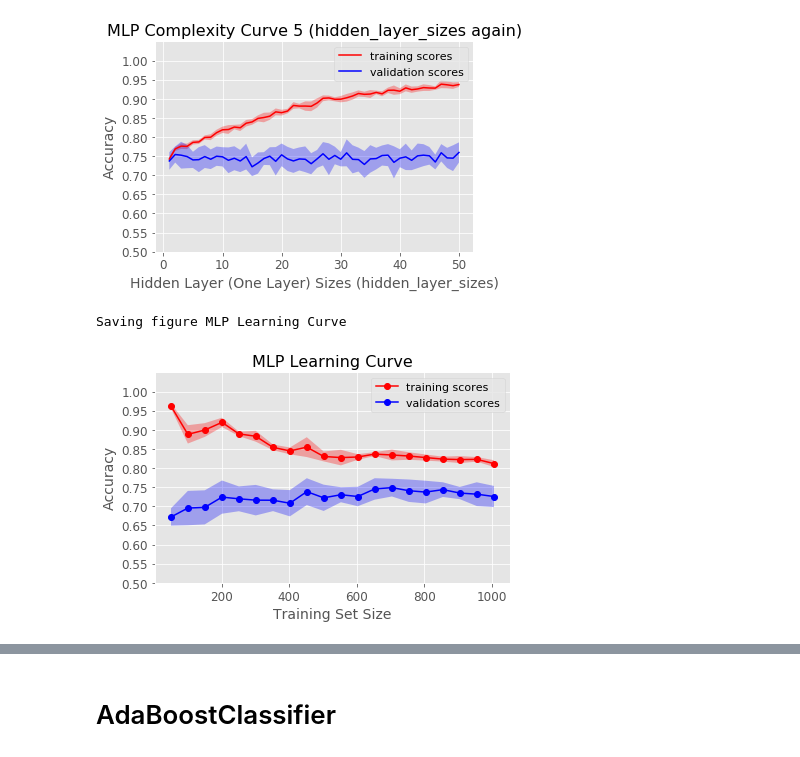
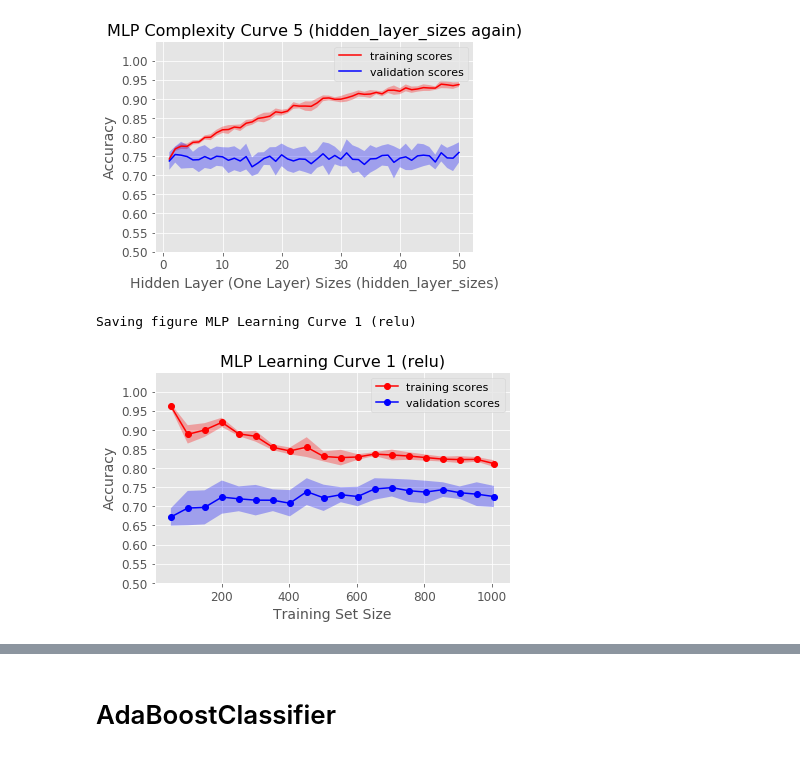
Before and after one commit to wanlipu/dsmain, a Jupyter notebook: machine_learning/classification-final-1.ipynb, the cells around one changed output, grey strips where cells are left out. Cells and saved outputs as stored; diff of their text form; code cells hidden in the pictures.

```diff
--- a/machine_learning/classification-final-1.ipynb
+++ b/machine_learning/classification-final-1.ipynb
@@ -181,3 +202,8 @@ test_score = dt_clf.score(X_test, y_test)
 print ('Decision Tree Model Prediction Accuracy on Test Data: {:.4f}'.format(test_score))
 # %% [output]
 Decision Tree Model Prediction Accuracy on Test Data: 0.7312
+# %%
+dt_clf = DecisionTreeClassifier(max_depth = 6, random_state=0)
+dt_clf.fit(X_train, y_train)
+test_score = dt_clf.score(X_test, y_test)
+print ('Decision Tree Model Prediction Accuracy on Test Data: {:.4f}'.format(test_score))
@@ -342,23 +360,23 @@ Saving figure MLP Complexity Curve 5 (hidden_layer_sizes again)
 # %%
 def plot_learning_curve_mlp():
     train_sizes = np.linspace(0.05, 1, 20)
     # if the train size is too small, training sample may only contain one class
     N_train, val_train, val_test = learning_curve(MLPClassifier(solver='lbfgs', alpha=1e0,
-                        hidden_layer_sizes=10, max_iter = 300, random_state=1),
+                        hidden_layer_sizes=10, max_iter = 300, activation = 'relu', random_state=1),
                                                   X_train, y_train, train_sizes=train_sizes, cv=10)
     plot_curve(N_train, val_train, label='training scores', color = 'r')
     plot_curve(N_train, val_test, label='validation scores', color = 'b')
     lower = 0.5; upper = 1; interval = 0.05
     ytick_range = np.arange(lower, upper+interval, interval)
     plt.ylim(lower, upper+interval)
     plt.yticks(ytick_range)
     plt.xlabel('Training Set Size'); plt.ylabel('Accuracy')
-    plt.title('MLP Learning Curve', fontsize=16)
+    plt.title('MLP Learning Curve 1 (relu)', fontsize=16)
     plt.legend(fontsize=11)
     #plt.grid()
-    save_fig('MLP Learning Curve', tight_layout=True)
+    save_fig('MLP Learning Curve 1 (relu)', tight_layout=True)
 
 plot_learning_curve_mlp()
 # %% [output]
-Saving figure MLP Learning Curve
+Saving figure MLP Learning Curve 1 (relu)
-[figure, old version]
+[figure, new version]
```
Also changed, not shown: parts of 23 cells of this notebook, 43 other files.
